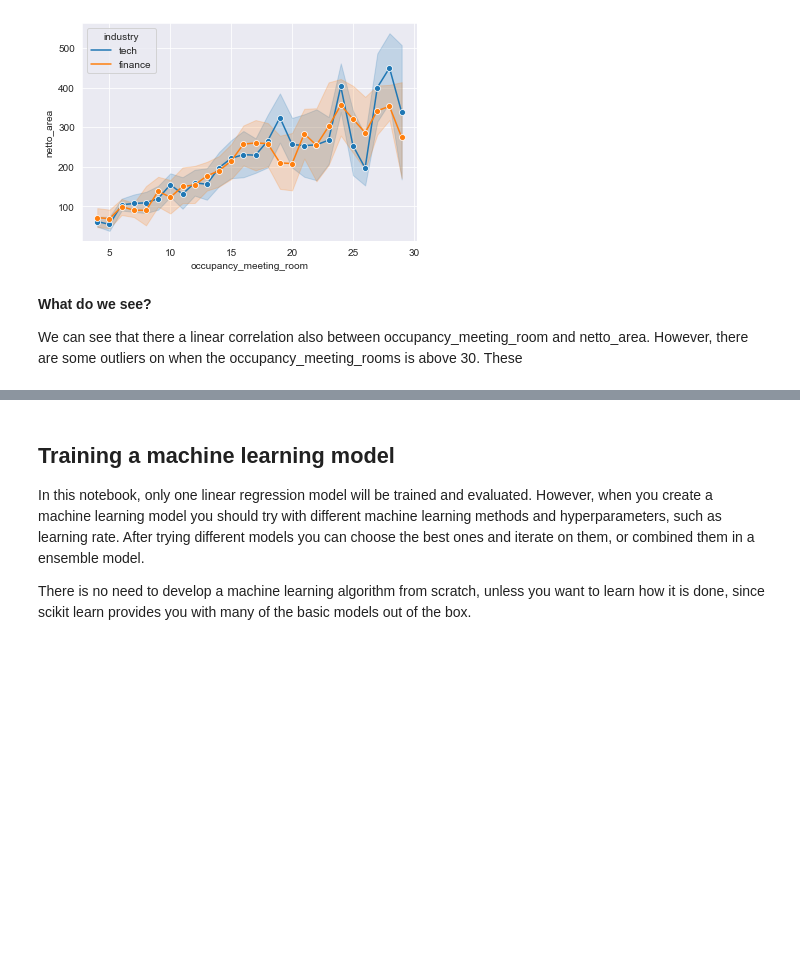
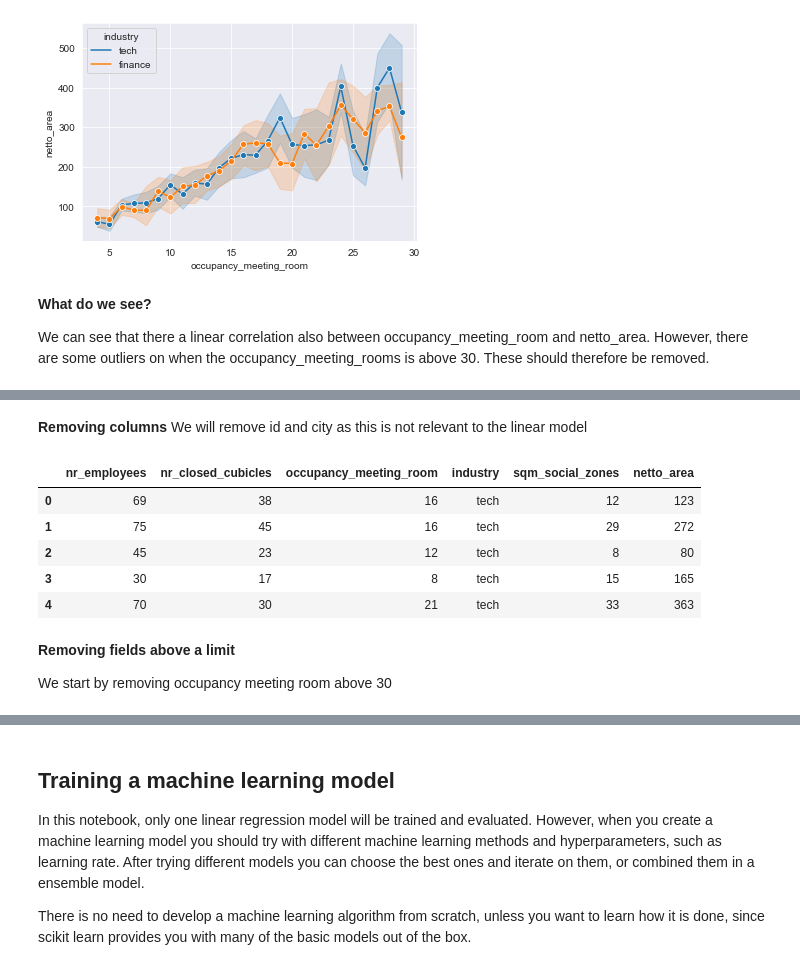
Before and after one commit to arealizeai/code2021-ML-case, a Jupyter notebook: Introduction notebook.ipynb, the cells around one changed output, grey strips where cells are left out. Cells and saved outputs as stored; diff of their text form; code cells hidden in the pictures; blank space fills up the shorter version.

```diff
--- a/Introduction notebook.ipynb
+++ b/Introduction notebook.ipynb
@@ -243,7 +243,7 @@ sns.lineplot(data=dataset[(dataset['occupancy_meeting_room'] < 30)], x='occupanc
 # %% [markdown]
 **What do we see?**
 
-We can see that there a linear correlation also between occupancy_meeting_room and netto_area. However, there are some outliers on when the occupancy_meeting_rooms is above 30. These
+We can see that there a linear correlation also between occupancy_meeting_room and netto_area. However, there are some outliers on when the occupancy_meeting_rooms is above 30. These should therefore be removed.
 # %% [markdown]
 ## Feature engineering & data cleaning
 
@@ -259,0 +258,19 @@ Removing outliers will also be benefical for a linear regression model. An outli
+# %% [markdown]
+**Removing columns**
+We will remove id and city as this is not relevant to the linear model
+# %%
+columns_to_drop = ['id', 'city']
+
+new_dataset = dataset.drop(columns_to_drop, axis=1)
+new_dataset.head()
+# %% [output]
+|  | nr_employees | nr_closed_cubicles | occupancy_meeting_room | industry | sqm_social_zones | netto_area |
+| 0 | 69 | 38 | 16 | tech | 12 | 123 |
+| 1 | 75 | 45 | 16 | tech | 29 | 272 |
+| 2 | 45 | 23 | 12 | tech | 8 | 80 |
+| 3 | 30 | 17 | 8 | tech | 15 | 165 |
+| 4 | 70 | 30 | 21 | tech | 33 | 363 |
+# %% [markdown]
+**Removing fields above a limit**
+
+We start by removing occupancy meeting room above 30
```
Also changed, not shown: parts of 12 cells of this notebook.
